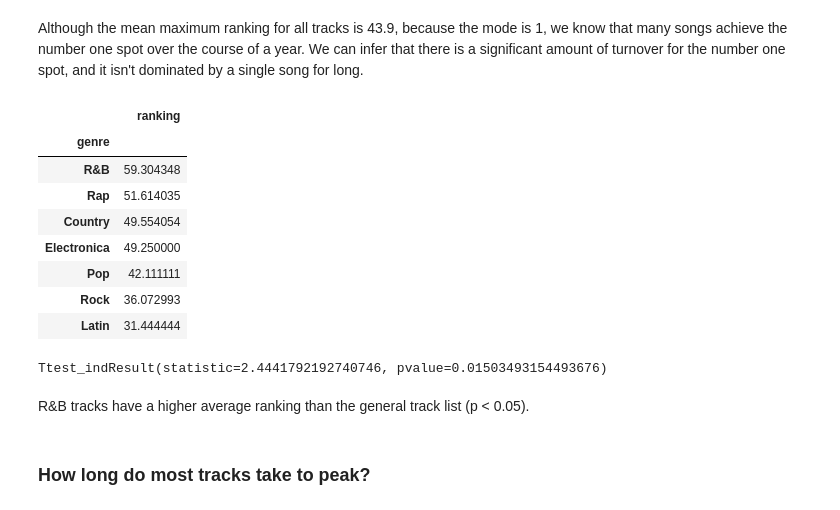
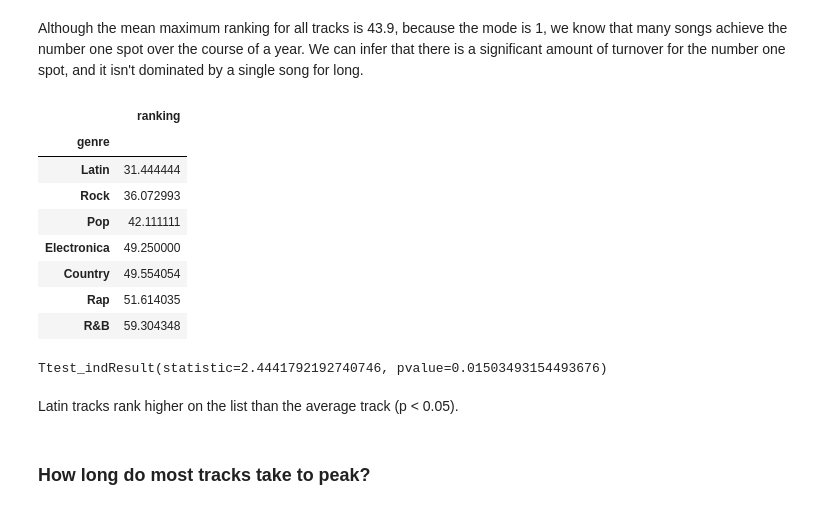
Before and after one commit to tbor111/teresaborcuch.github.io, a Jupyter notebook: notebooks/Project2_Billboard_Analysis.ipynb, the cells around one changed output. Cells and saved outputs as stored; diff of their text form; code cells hidden in the pictures.

```diff
--- a/notebooks/Project2_Billboard_Analysis.ipynb
+++ b/notebooks/Project2_Billboard_Analysis.ipynb
@@ -230,15 +230,15 @@ plt.show()
 # %% [markdown]
 Although the mean maximum ranking for all tracks is 43.9, because the mode is 1, we know that many songs achieve the number one spot over the course of a year. We can infer that there is a significant amount of turnover for the number one spot, and it isn't dominated by a single song for long.
 # %%
-top_tracks.pivot_table(index = ['genre'], values = ['ranking']).sort_values('ranking', ascending = False)
+top_tracks.pivot_table(index = ['genre'], values = ['ranking']).sort_values('ranking')
 # %% [output]
 |  | ranking |
 | genre |  |
+| Latin | 31.444444 |
+| Rock | 36.072993 |
+| Pop | 42.111111 |
+| Electronica | 49.250000 |
+| Country | 49.554054 |
+| Rap | 51.614035 |
 | R&B | 59.304348 |
-| Rap | 51.614035 |
-| Country | 49.554054 |
-| Electronica | 49.250000 |
-| Pop | 42.111111 |
-| Rock | 36.072993 |
-| Latin | 31.444444 |
 # %%
@@ -250,7 +250,7 @@ scipy.stats.ttest_ind(rb_rank,all_rank)
 # %% [output]
 Ttest_indResult(statistic=2.4441792192740746, pvalue=0.01503493154493676)
 # %% [markdown]
-R&B tracks have a higher average ranking than the general track list (p < 0.05).
+Latin tracks rank higher on the list than the average track (p < 0.05).
 # %% [markdown]
 ### How long do most tracks take to peak?
 # %%
```
Also changed, not shown: parts of 5 cells of this notebook, 4 other files.
